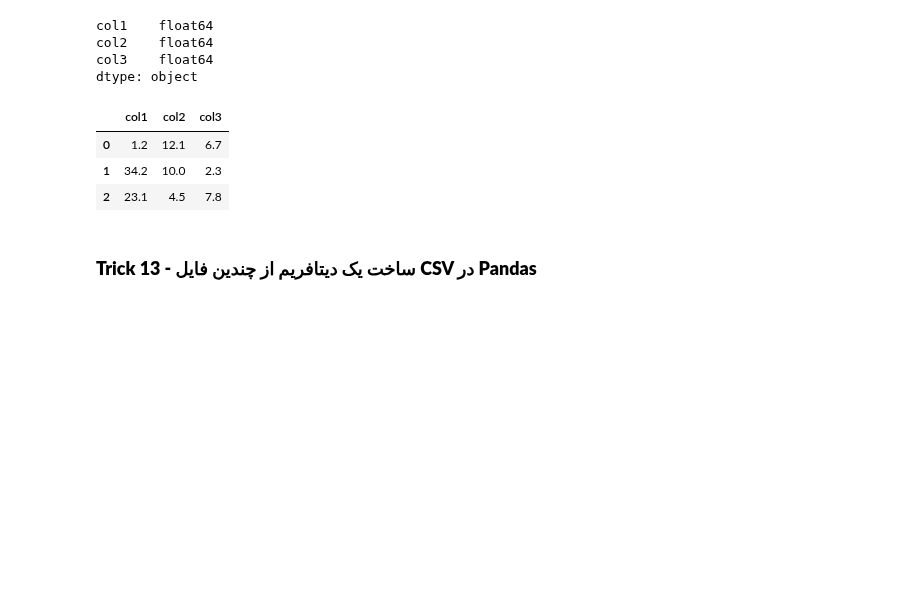
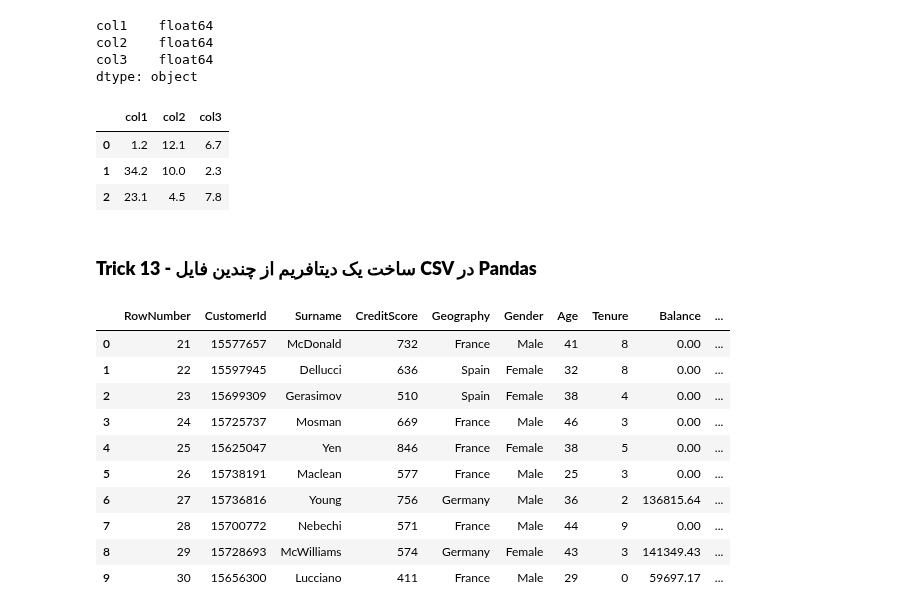
Before and after one commit to poorialari2017/ML_git001, a Jupyter notebook: MLproj002/Pooria/01 Preprocessing/Pandas/02 30Trick of Pandas.ipynb, the cells around one changed output. Saved outputs shown, nothing was run; the diff lists cells and outputs as text; code cells hidden in the pictures; blank space fills up the shorter version.

```diff
--- a/MLproj002/Pooria/01 Preprocessing/Pandas/02 30Trick of Pandas.ipynb
+++ b/MLproj002/Pooria/01 Preprocessing/Pandas/02 30Trick of Pandas.ipynb
@@ -978,3 +978,17 @@ dft12_convert
 | 2 | 23.1 | 4.5 | 7.8 |
 # %% [markdown]
 ### **Trick 13 - ساخت یک دیتافریم از چندین فایل CSV در Pandas**
+# %%
+pd.read_csv('../../00 DATA/Churn_Modelling_1.csv')
+# %% [output]
+|  | RowNumber | CustomerId | Surname | CreditScore | Geography | Gender | Age | Tenure | Balance | ... |
+| 0 | 21 | 15577657 | McDonald | 732 | France | Male | 41 | 8 | 0.00 | ... |
+| 1 | 22 | 15597945 | Dellucci | 636 | Spain | Female | 32 | 8 | 0.00 | ... |
+| 2 | 23 | 15699309 | Gerasimov | 510 | Spain | Female | 38 | 4 | 0.00 | ... |
+| 3 | 24 | 15725737 | Mosman | 669 | France | Male | 46 | 3 | 0.00 | ... |
+| 4 | 25 | 15625047 | Yen | 846 | France | Female | 38 | 5 | 0.00 | ... |
+| 5 | 26 | 15738191 | Maclean | 577 | France | Male | 25 | 3 | 0.00 | ... |
+| 6 | 27 | 15736816 | Young | 756 | Germany | Male | 36 | 2 | 136815.64 | ... |
+| 7 | 28 | 15700772 | Nebechi | 571 | France | Male | 44 | 9 | 0.00 | ... |
+| 8 | 29 | 15728693 | McWilliams | 574 | Germany | Female | 43 | 3 | 141349.43 | ... |
+| 9 | 30 | 15656300 | Lucciano | 411 | France | Male | 29 | 0 | 59697.17 | ... |
```
Also changed, not shown: parts of 11 cells of this notebook, 3 other files.
